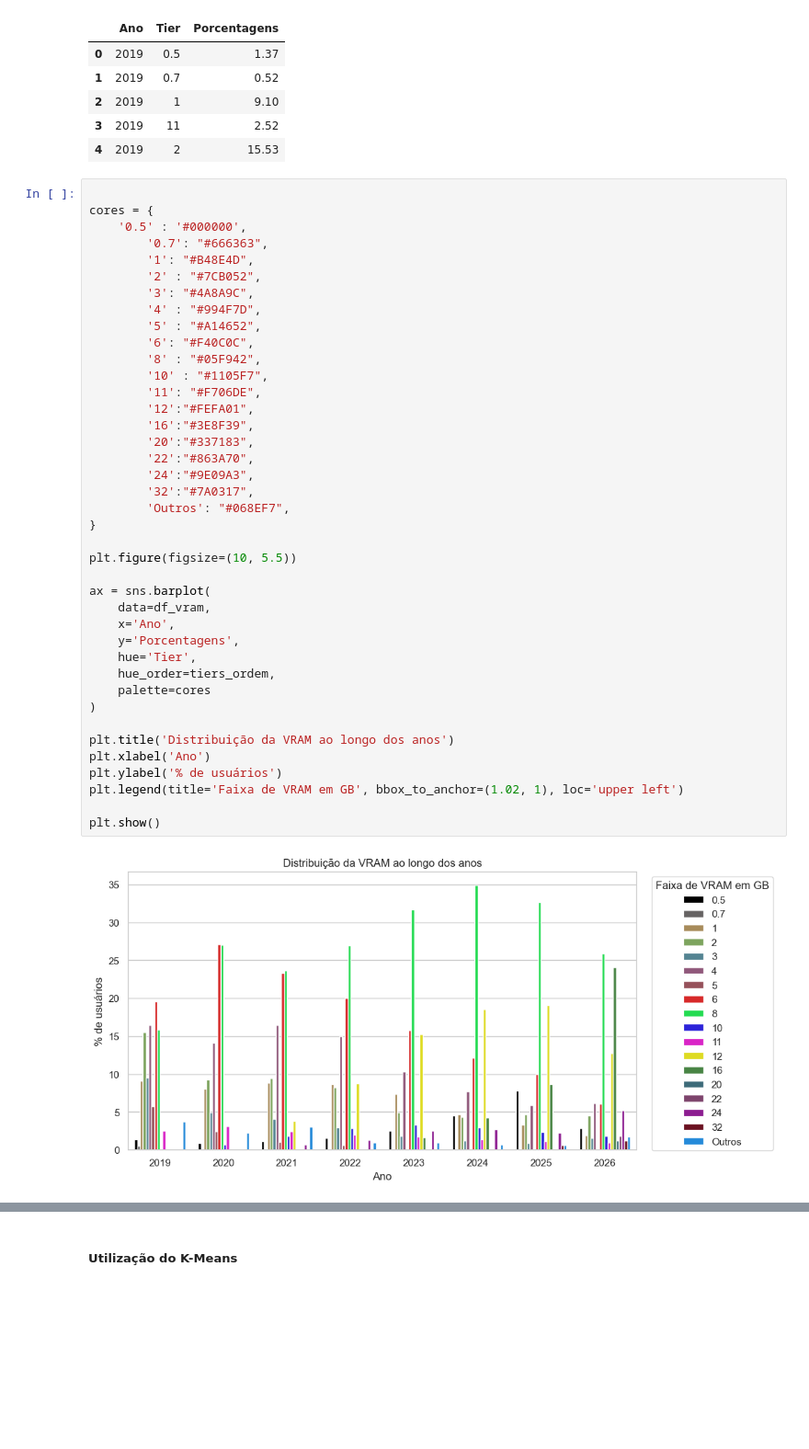
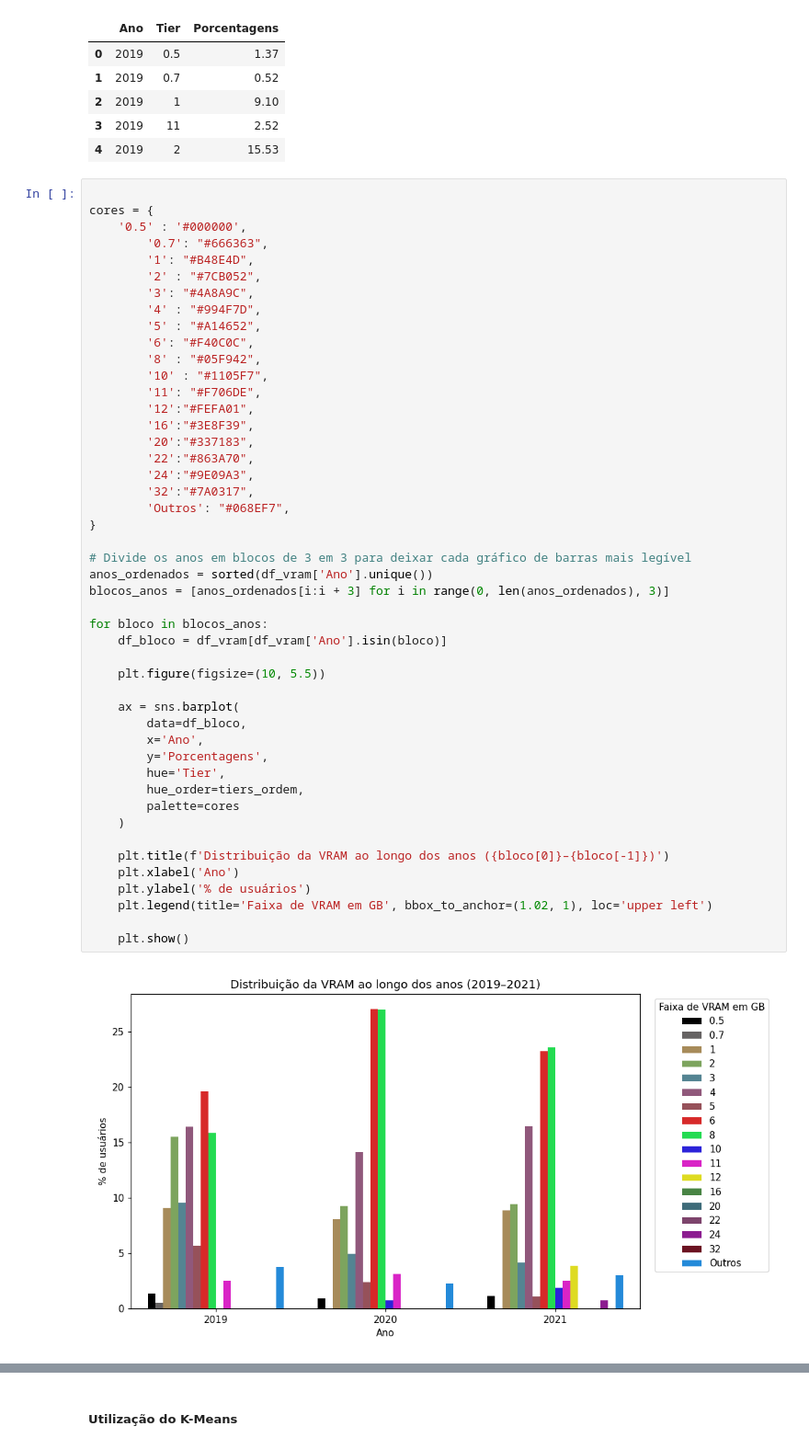
Before and after one commit to caiopaiva92/Trabalho-ICD-, a Jupyter notebook: relatorio-final.ipynb, the cells around one changed output, grey strips where cells are left out. Shown at 92% size. Saved outputs shown, nothing was run; the diff lists cells and outputs as text; blank space fills up the shorter version.

```diff
--- a/relatorio-final.ipynb
+++ b/relatorio-final.ipynb
@@ -1460,42 +1808,49 @@ df_vram.head()
 # %%
 
 cores = {
     '0.5' : '#000000',
         '0.7': "#666363",
         '1': "#B48E4D",
         '2' : "#7CB052",
         '3': "#4A8A9C",
         '4' : "#994F7D",
         '5' : "#A14652",
         '6': "#F40C0C",
         '8' : "#05F942",
         '10' : "#1105F7",
         '11': "#F706DE",
         '12':"#FEFA01",
         '16':"#3E8F39",
         '20':"#337183",
         '22':"#863A70",
         '24':"#9E09A3",
         '32':"#7A0317",
         'Outros': "#068EF7",
 }
 
-plt.figure(figsize=(10, 5.5))
+# Divide os anos em blocos de 3 em 3 para deixar cada gráfico de barras mais legível
+anos_ordenados = sorted(df_vram['Ano'].unique())
+blocos_anos = [anos_ordenados[i:i + 3] for i in range(0, len(anos_ordenados), 3)]
 
-ax = sns.barplot(
-    data=df_vram,
-    x='Ano',
-    y='Porcentagens',
-    hue='Tier',
-    hue_order=tiers_ordem,
-    palette=cores
-)
+for bloco in blocos_anos:
+    df_bloco = df_vram[df_vram['Ano'].isin(bloco)]
 
-plt.title('Distribuição da VRAM ao longo dos anos')
-plt.xlabel('Ano')
-plt.ylabel('% de usuários')
-plt.legend(title='Faixa de VRAM em GB', bbox_to_anchor=(1.02, 1), loc='upper left')
+    plt.figure(figsize=(10, 5.5))
 
-plt.show()
+    ax = sns.barplot(
+        data=df_bloco,
+        x='Ano',
+        y='Porcentagens',
+        hue='Tier',
+        hue_order=tiers_ordem,
+        palette=cores
+    )
+
+    plt.title(f'Distribuição da VRAM ao longo dos anos ({bloco[0]}–{bloco[-1]})')
+    plt.xlabel('Ano')
+    plt.ylabel('% de usuários')
+    plt.legend(title='Faixa de VRAM em GB', bbox_to_anchor=(1.02, 1), loc='upper left')
+
+    plt.show()
 # %% [output]
-[figure, old version]
+[figure, new version]
```
Also changed, not shown: parts of 83 cells of this notebook.
